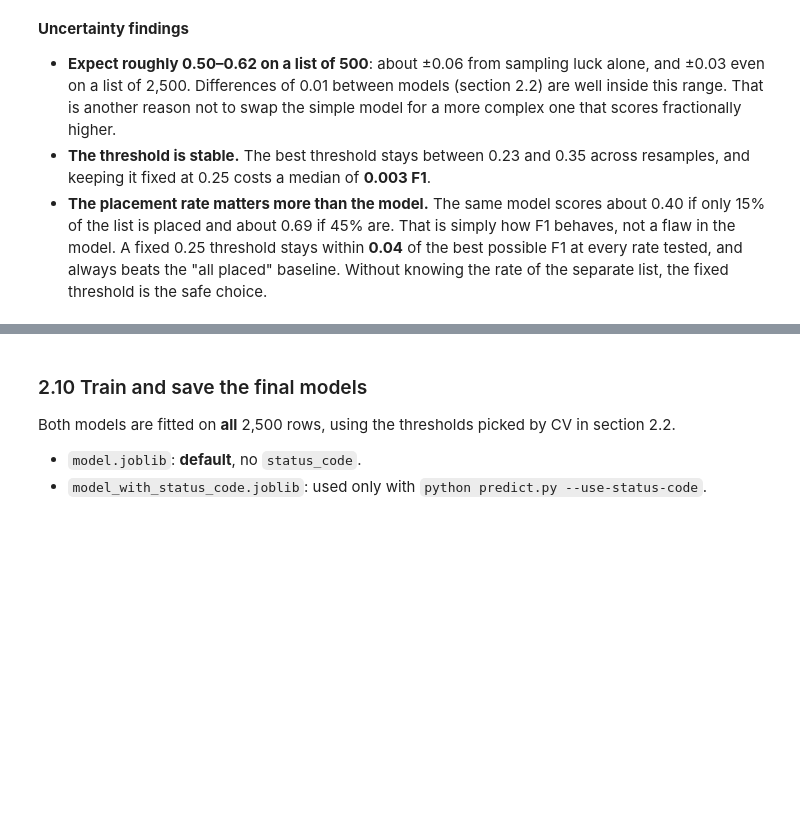
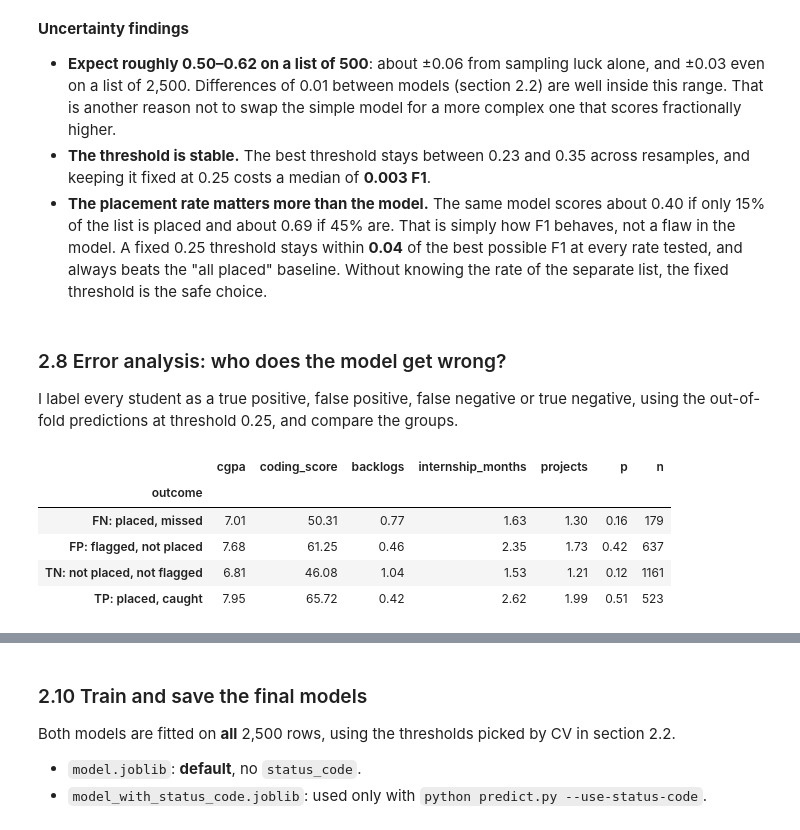
Before and after one commit to Pranov123/pranov_goML_submission, a Jupyter notebook: placement/analysis.ipynb, the cells around one changed output, grey strips where cells are left out. Cells and saved outputs as stored; diff of their text form; code cells hidden in the pictures; blank space fills up the shorter version.

```diff
--- a/placement/analysis.ipynb
+++ b/placement/analysis.ipynb
@@ -570,3 +570,20 @@ pd.DataFrame(shift).T.round(3)
 - **Expect roughly 0.50–0.62 on a list of 500**: about ±0.06 from sampling luck alone, and ±0.03 even on a list of 2,500. Differences of 0.01 between models (section 2.2) are well inside this range. That is another reason not to swap the simple model for a more complex one that scores fractionally higher.
 - **The threshold is stable.** The best threshold stays between 0.23 and 0.35 across resamples, and keeping it fixed at 0.25 costs a median of **0.003 F1**.
 - **The placement rate matters more than the model.** The same model scores about 0.40 if only 15% of the list is placed and about 0.69 if 45% are. That is simply how F1 behaves, not a flaw in the model. A fixed 0.25 threshold stays within **0.04** of the best possible F1 at every rate tested, and always beats the "all placed" baseline. Without knowing the rate of the separate list, the fixed threshold is the safe choice.
+# %% [markdown]
+### 2.8 Error analysis: who does the model get wrong?
+I label every student as a true positive, false positive, false negative or true negative, using the out-of-fold predictions at threshold 0.25, and compare the groups.
+# %%
+err = df.assign(p=oof_main, pred=(oof_main >= t0).astype(int))
+err["outcome"] = np.select(
+    [(err.pred == 1) & (err.placed == 1), (err.pred == 1) & (err.placed == 0), (err.pred == 0) & (err.placed == 1)],
+    ["TP: placed, caught", "FP: flagged, not placed", "FN: placed, missed"], "TN: not placed, not flagged")
+cols = ["cgpa", "coding_score", "backlogs", "internship_months", "projects", "p"]
+err.groupby("outcome")[cols].mean().round(2).join(err.outcome.value_counts().rename("n"))
+# %% [output]
+|  | cgpa | coding_score | backlogs | internship_months | projects | p | n |
+| outcome |  |  |  |  |  |  |  |
+| FN: placed, missed | 7.01 | 50.31 | 0.77 | 1.63 | 1.30 | 0.16 | 179 |
+| FP: flagged, not placed | 7.68 | 61.25 | 0.46 | 2.35 | 1.73 | 0.42 | 637 |
+| TN: not placed, not flagged | 6.81 | 46.08 | 1.04 | 1.53 | 1.21 | 0.12 | 1161 |
+| TP: placed, caught | 7.95 | 65.72 | 0.42 | 2.62 | 1.99 | 0.51 | 523 |
```
Also changed, not shown: parts of 4 cells of this notebook.
